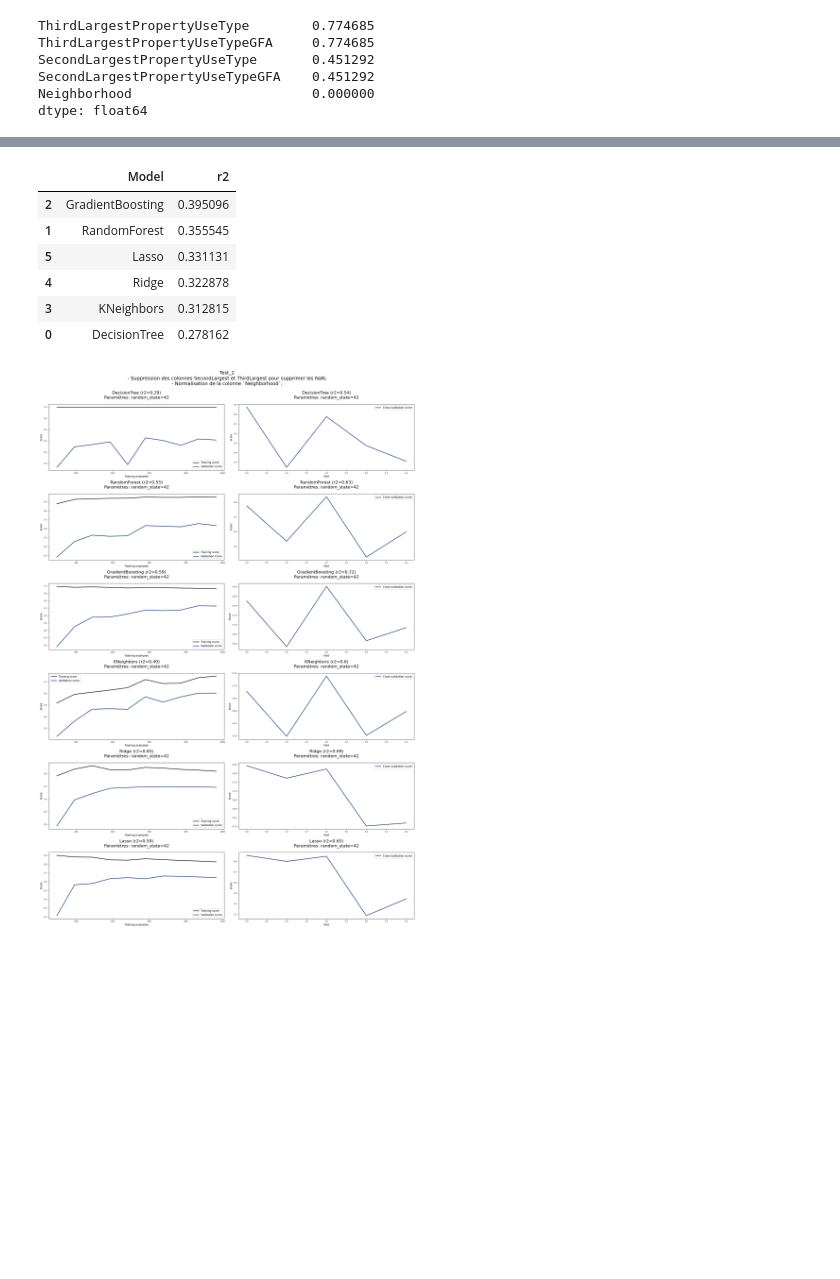
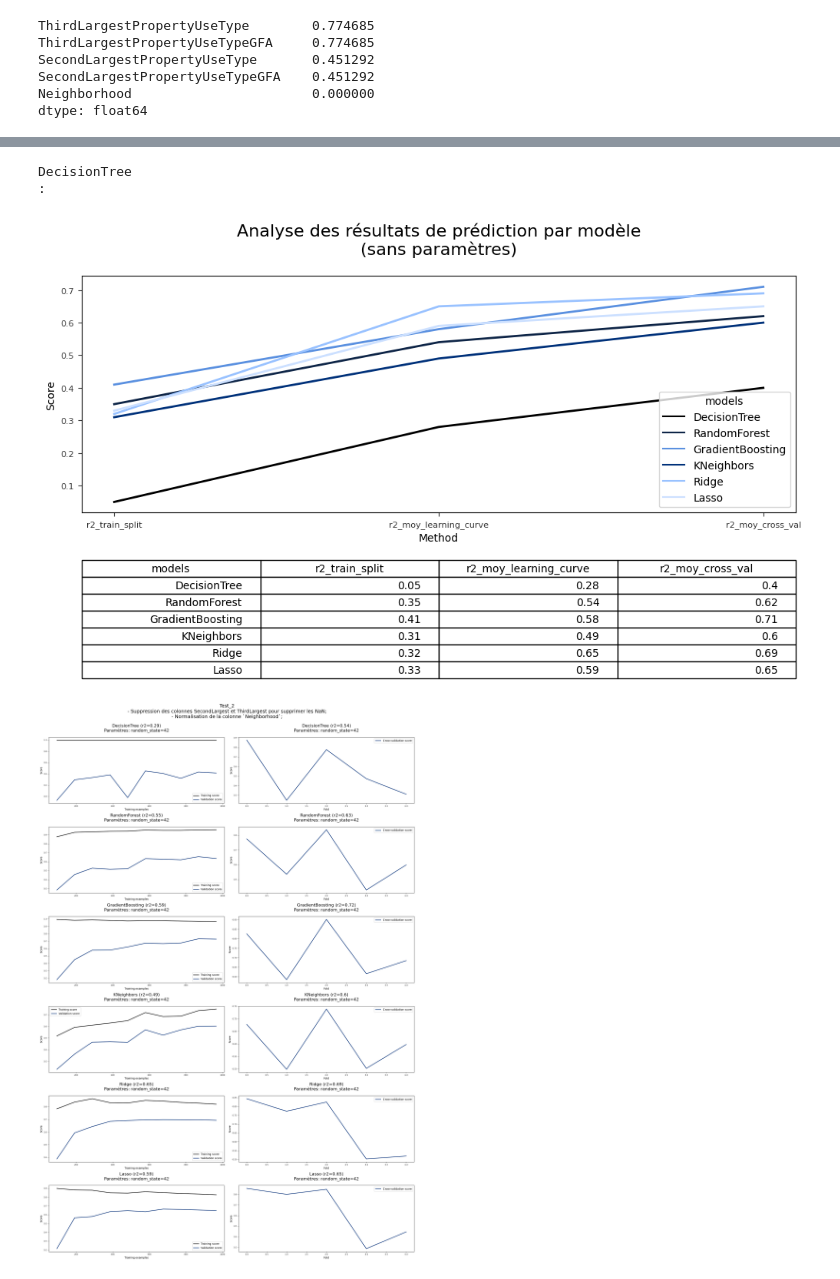
Before and after one commit to RR-DataSciences/P4_Anticipez_Les_Besoins_En_Consommation_De_B-timents, a Jupyter notebook: P4_Prediction_Final.ipynb, the cells around one changed output, grey strips where cells are left out. Saved outputs shown, nothing was run; the diff lists cells and outputs as text; code cells hidden in the pictures; blank space fills up the shorter version.

```diff
--- a/P4_Prediction_Final.ipynb
+++ b/P4_Prediction_Final.ipynb
@@ -67,7 +66,7 @@ def imputation(df):
                       "ThirdLargestPropertyUseType","ThirdLargestPropertyUseTypeGFA"]
     df = df.drop(columns=other_use_type)
 
-    df["Neighborhood"] = df["Neighborhood"].str.upper().replace('DELRIDGE NEIGHBORHOODS',"DELRIDGE")
+    # df["Neighborhood"] = df["Neighborhood"].str.upper().replace('DELRIDGE NEIGHBORHOODS',"DELRIDGE")
 
     print("{}% de valeurs nulles".format(df.isna().mean().sum()))
 
@@ -135,36 +148,83 @@ models = {
 # %%
 # Créez un DataFrame vide pour stocker les résultats
-results = pd.DataFrame(columns=["Model", "r2"])
+results = pd.DataFrame(columns=["models","r2_train_split","r2_moy_learning_curve","r2_moy_cross_val"])
 
 # Bouclez sur chaque modèle dans le dictionnaire 'models'
 for name, model in models.items():
+
+    print(f"{name}\n:")
+
     # Create the final pipeline
     pipeline = Pipeline(steps=[('preprocessor', preprocessor),
                            ('model', model)])
 
-    # Entraînez le modèle
+    # Définir la grille de recherche
+    grid_search = GridSearchCV(pipeline, param_grid[name], cv=5)
+    # Entraîner le modèle
+    grid_search.fit(X_train, y_train)
+
+    print(f"GridSearch terminé !")
+
+    # Obtenir les meilleurs hyperparamètres
+    best_params = grid_search.best_params_
+
+    # Utiliser les meilleurs hyperparamètres pour entraîner le modèle final
+    pipeline = Pipeline(steps=[('preprocessor', preprocessor),
+                           ('model', model.set_params(best_params))])
     pipeline.fit(X_train, y_train)
 
     # Faites des prédictions sur l'ensemble de test
     predictions = pipeline.predict(X_test)
-
     # Calcule du r2
     score = r2_score(y_test, predictions)
 
-    # Ajoutez le nom du modèle et son score au DataFrame
-    results.loc[len(results)] = [name, score]
+    print(f"TrainSplit terminé !")
+
+    kfold = KFold(n_splits=5, shuffle=True, random_state=42)
+    # Obtenez les courbes d'apprentissage
+    N, train_scores, val_scores = learning_curve(pipeline, X_train, y_train, cv=kfold, scoring='r2', train_sizes=np.linspace(0.1, 1, 10))
+    print(f"LearningCurve terminé !")
+    # Obtenez les scores de validation croisée
+    scores = cross_val_score(pipeline, X_train, y_train, cv=kfold, scoring='r2')
+    print(f"CrossValidation terminé !")
 
     # Ajoutez le nom du modèle et son score au DataFrame
-    #results = results.append({"Model": name, "r2": score}, ignore_index=True)
-results.sort_values(by="r2", ascending=False)
+    results.loc[len(results)] = [name, score, val_scores.mean(), scores.mean(), best_params]
+    # Arrondissez les valeurs à deux décimales
+    results = results.round(2)
 # %% [output]
-|  | Model | r2 |
-| 2 | GradientBoosting | 0.395096 |
-| 1 | RandomForest | 0.355545 |
-| 5 | Lasso | 0.331131 |
-| 4 | Ridge | 0.322878 |
-| 3 | KNeighbors | 0.312815 |
-| 0 | DecisionTree | 0.278162 |
+DecisionTree
+:
+# %%
+# Supposons que `results` est votre liste de résultats
+#df = pd.DataFrame(results, columns=["models","r2_train_split","r2_moy_learning_curve","r2_moy_cross_val", "best_params"])
+
+# Mélangez les données en format large
+df_melted = results.melt(id_vars="models", value_vars=["r2_train_split","r2_moy_learning_curve","r2_moy_cross_val"],
+                    var_name="Method", value_name="Score")
+
+# Définissez la palette de couleurs
+palette =["#000","#0E2547","#5A90E0","#00317A","#99C2FF","#CCE0FF"]
+
+plt.figure(figsize=(12,4))
+# Tracez le tracé de lignes
+sns.lineplot(data=df_melted, x="Method", y="Score", hue="models", palette=palette, linewidth=2)
+
+# Ajoutez un tableau avec les données de 'results' sous l'image
+table = plt.table(cellText=results.values,
+                  colLabels=results.columns,
+                  loc='bottom',
+                  bbox=[0, -0.7, 1, 0.5])  # ajustez ces valeurs pour déplacer le tableau
+
+plt.title("Analyse des résultats de prédiction par modèle\n(sans paramètres)")
+# Créez le nom du fichier avec le nouveau numéro
+filename = f"./P4_ResultsModels/ComparaisonsModeles_SansParametres.jpeg"
+# Enregistrez le graphique dans le fichier
+plt.savefig(filename, bbox_inches='tight')
+# Affichez le tracé
+plt.show()
+# %% [output]
+[figure, added]
 # %%
 # Obtenez une liste de tous les fichiers qui correspondent au motif "Test_*.jpeg"
 files = glob.glob("./P4_ResultsModels/Test_*.jpeg")
```
Also changed, not shown: parts of 4 cells of this notebook, 2 other files.
